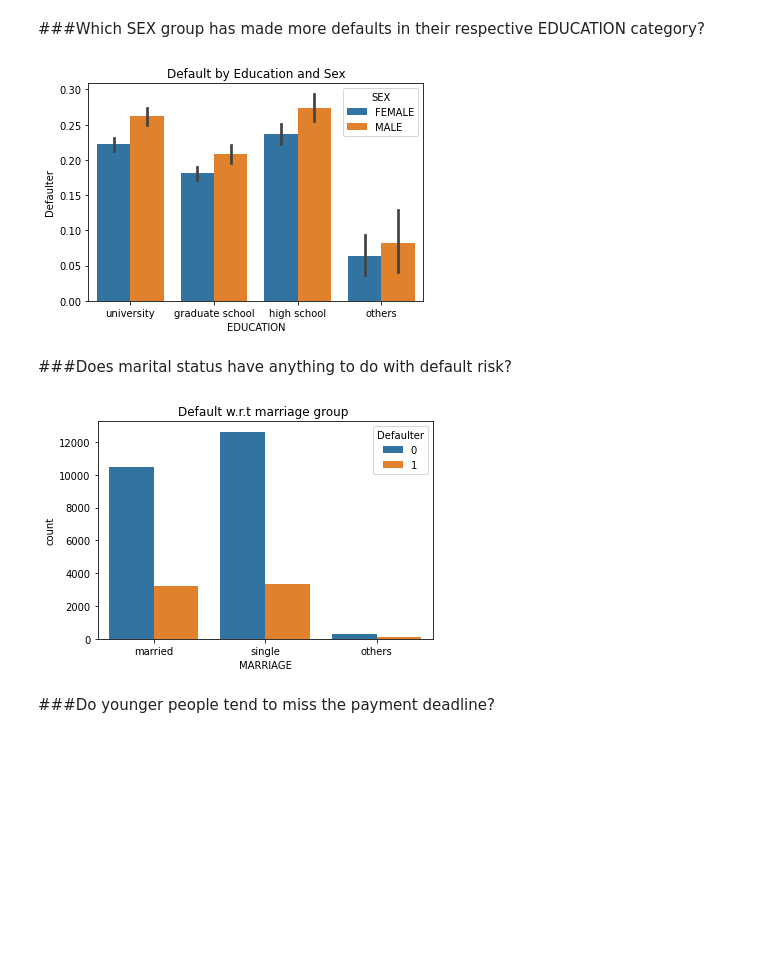
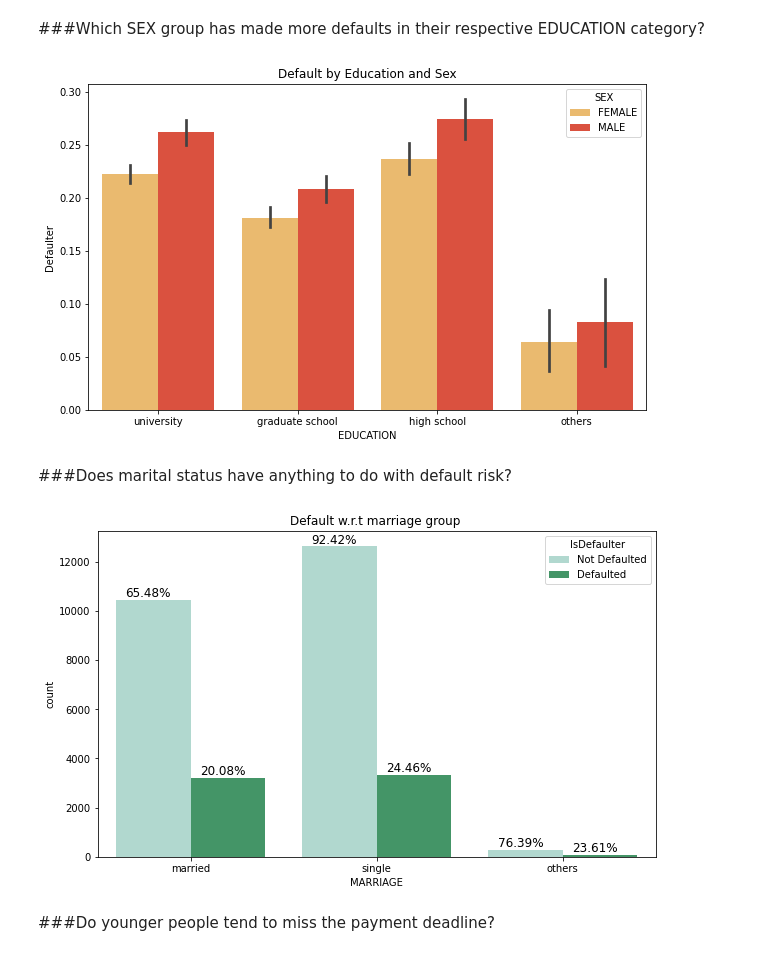
Before and after one commit to Aayushi-Sharma24/Credit_Card_Default_Prediction_Classification, a Jupyter notebook: Credit_Card_Default_Prediction_AS_Capstone_Project.ipynb, the cells around one changed output. Saved outputs shown, nothing was run; the diff lists cells and outputs as text; code cells hidden in the pictures; blank space fills up the shorter version.

```diff
--- a/Credit_Card_Default_Prediction_AS_Capstone_Project.ipynb
+++ b/Credit_Card_Default_Prediction_AS_Capstone_Project.ipynb
@@ -245,20 +263,24 @@ plt.show()
 ###Which SEX group has made more defaults in their respective EDUCATION category?
 # %%
 #Plotting data using countplot
-sns.barplot(x="EDUCATION", y="Defaulter", hue="SEX", data=df_cat)
+plt.figure(figsize = (10,6))
+sns.barplot(x="EDUCATION", y="Defaulter", hue="SEX", data=df_cat,palette='YlOrRd')
 plt.title("Default by Education and Sex")
 plt.show()
 # %% [output]
-[figure, old version]
+[figure, new version]
 # %% [markdown]
 ###Does marital status have anything to do with default risk?
 # %%
 #Plotting data using countplot
-sns.countplot(x='MARRIAGE',hue='Defaulter',data=df_cat)
+plt.figure(figsize = (10,6))
+ax = sns.countplot(x='MARRIAGE',hue='Defaulter',data=df_cat,palette='BuGn')
 plt.title("Default w.r.t marriage group ")
+plt.legend(title='IsDefaulter',loc = 'upper right',labels=['Not Defaulted','Defaulted'])
+with_hue(ax,df_cat.MARRIAGE,3,2)
 plt.show()
 # %% [output]
-[figure, old version]
+[figure, new version]
 # %% [markdown]
 ###Do younger people tend to miss the payment deadline?
 # %%
```
Also changed, not shown: parts of 13 cells of this notebook.
